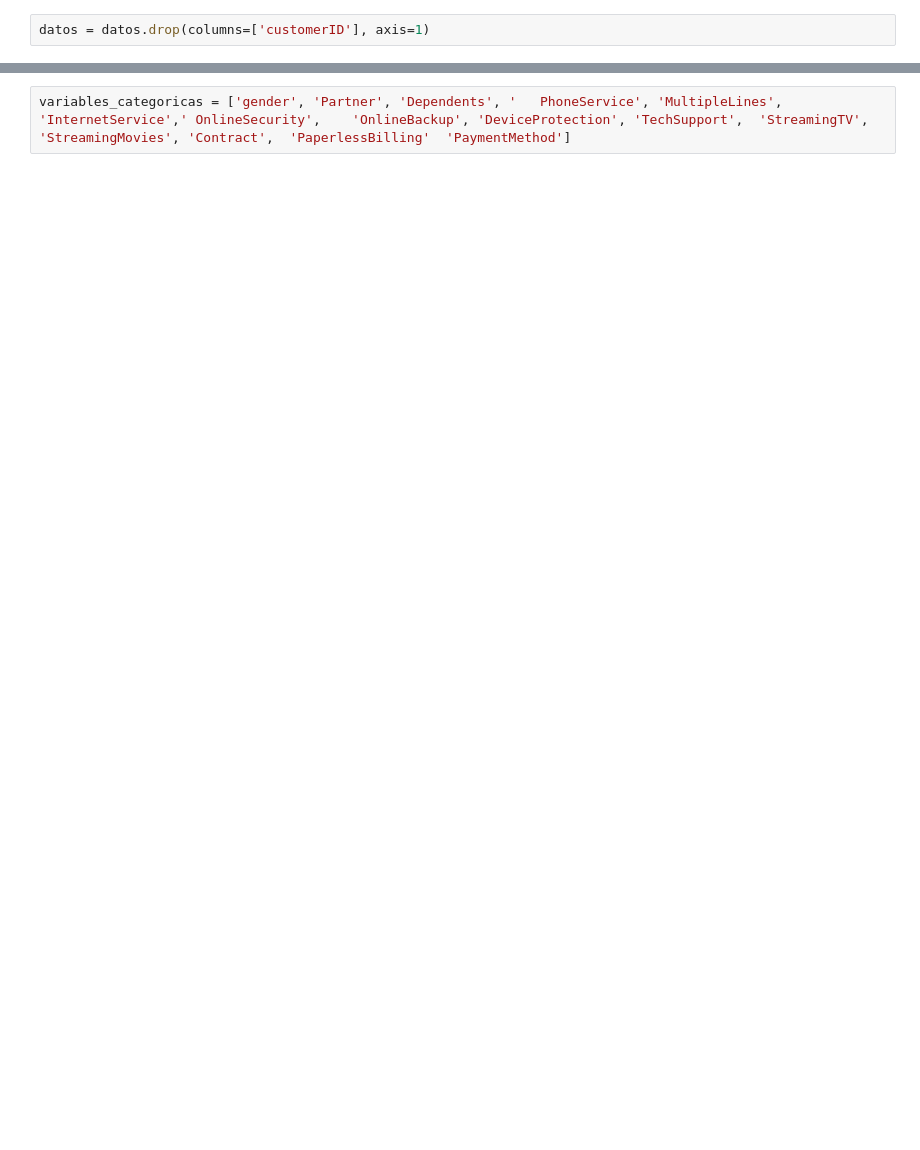
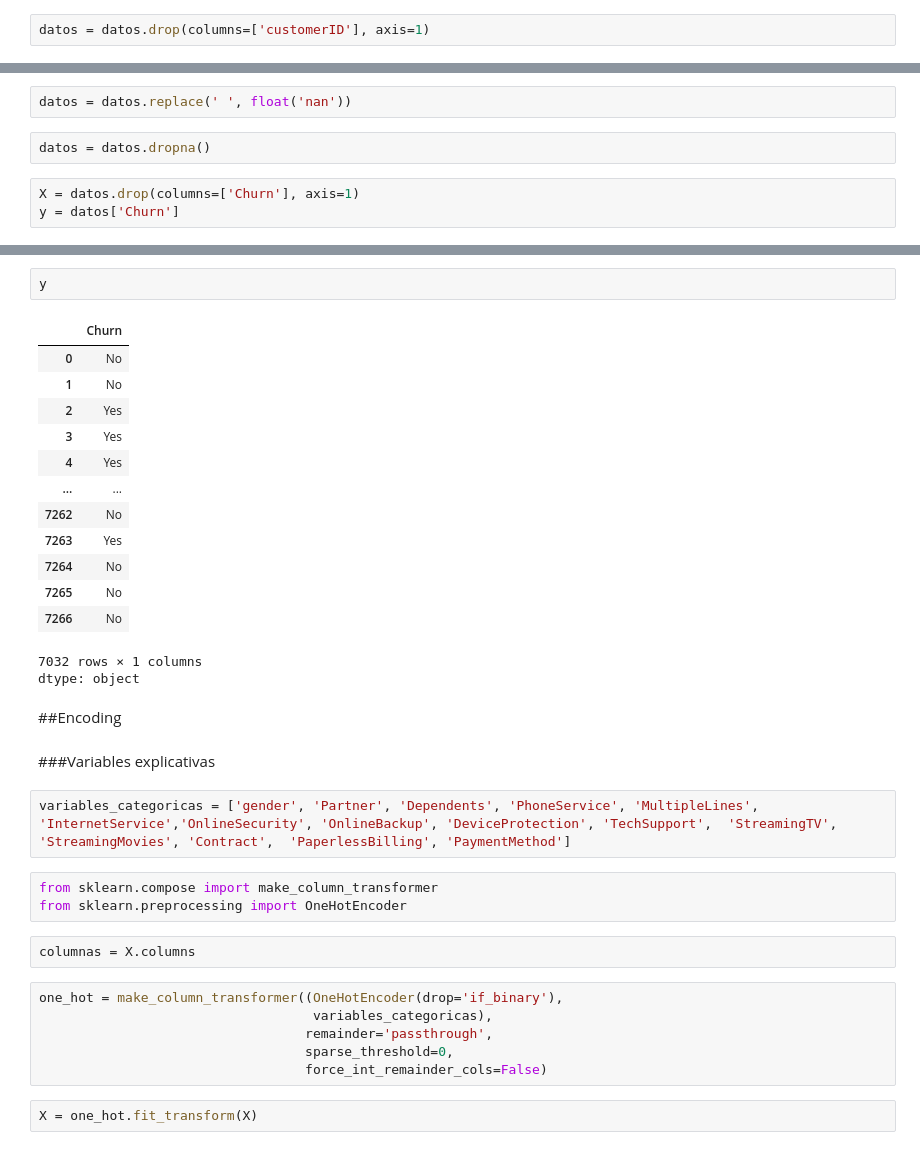
Before and after one commit to Cristiand056/TelecomX_parte2_Latam, a Jupyter notebook: TelecomX_parte2_Latam.ipynb, the cells around one changed output, grey strips where cells are left out. Saved outputs shown, nothing was run; the diff lists cells and outputs as text; blank space fills up the shorter version.

```diff
--- a/TelecomX_parte2_Latam.ipynb
+++ b/TelecomX_parte2_Latam.ipynb
@@ -28,0 +51,7 @@ datos.sample(5)
+# %%
+datos = datos.replace(' ', float('nan'))
+# %%
+datos = datos.dropna()
+# %%
+X = datos.drop(columns=['Churn'], axis=1)
+y = datos['Churn']
@@ -29,2 +74,36 @@ datos.sample(5)
+# %%
+y
+# %% [output]
+|  | Churn |
+| 0 | No |
+| 1 | No |
+| 2 | Yes |
+| 3 | Yes |
+| 4 | Yes |
+| ... | ... |
+| 7262 | No |
+| 7263 | Yes |
+| 7264 | No |
+| 7265 | No |
+| 7266 | No |
+7032 rows × 1 columns
+dtype: object
+# %% [markdown]
+##Encoding
+# %% [markdown]
+###Variables explicativas
 # %%
-variables_categoricas = ['gender', 'Partner', 'Dependents', '	PhoneService', 'MultipleLines', 'InternetService','	OnlineSecurity',	'OnlineBackup',	'DeviceProtection',	'TechSupport',	'StreamingTV',	'StreamingMovies', 'Contract',	'PaperlessBilling'	'PaymentMethod']
+variables_categoricas = ['gender', 'Partner', 'Dependents', 'PhoneService', 'MultipleLines', 'InternetService','OnlineSecurity',	'OnlineBackup',	'DeviceProtection',	'TechSupport',	'StreamingTV',	'StreamingMovies', 'Contract',	'PaperlessBilling',	'PaymentMethod']
+# %%
+from sklearn.compose import make_column_transformer
+from sklearn.preprocessing import OneHotEncoder
+# %%
+columnas = X.columns
+# %%
+one_hot = make_column_transformer((OneHotEncoder(drop='if_binary'),
+                                   variables_categoricas),
+                                  remainder='passthrough',
+                                  sparse_threshold=0,
+                                  force_int_remainder_cols=False)
+# %%
+X = one_hot.fit_transform(X)
```
Also changed, not shown: parts of 30 cells of this notebook.
